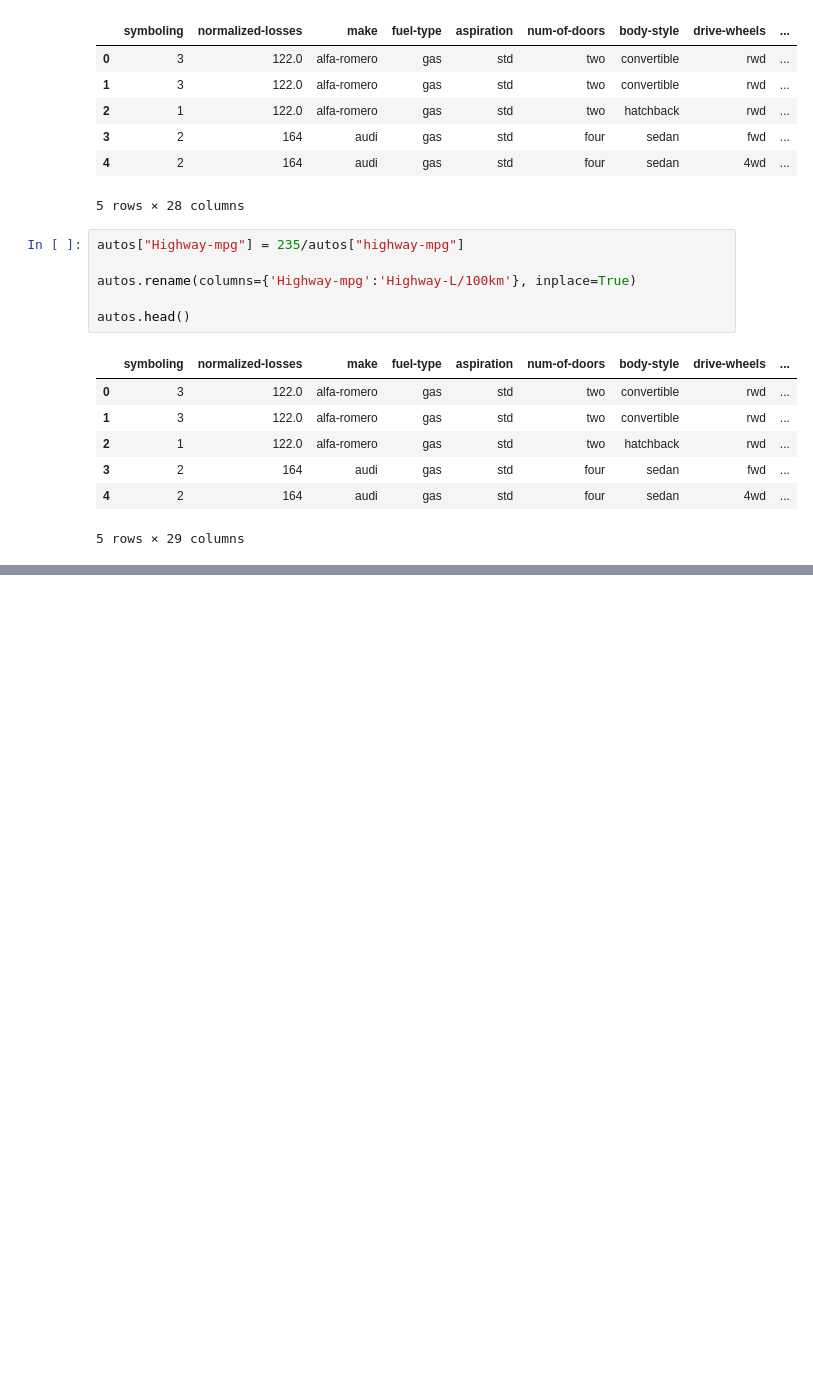
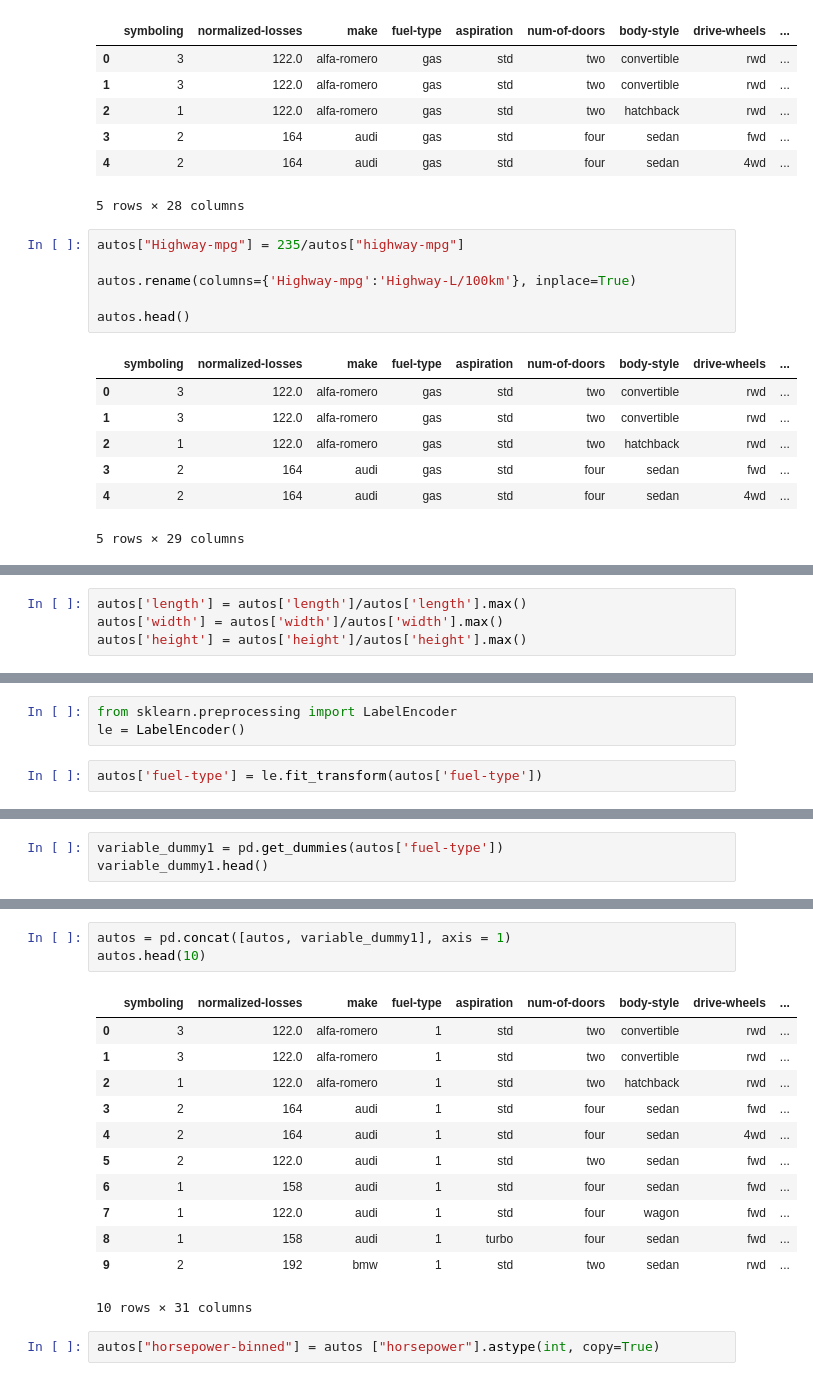
Before and after one commit to Estafy/MachineLearning, a Jupyter notebook: UNIDAD1/Practica_1.ipynb, the cells around one changed output, grey strips where cells are left out. Cells and saved outputs as stored; diff of their text form; blank space fills up the shorter version.

```diff
--- a/UNIDAD1/Practica_1.ipynb
+++ b/UNIDAD1/Practica_1.ipynb
@@ -288,0 +298,4 @@ autos.head()
+# %%
+autos['length'] = autos['length']/autos['length'].max()
+autos['width'] = autos['width']/autos['width'].max()
+autos['height'] = autos['height']/autos['height'].max()
@@ -288,0 +319,5 @@ autos.head()
+# %%
+from sklearn.preprocessing import LabelEncoder
+le = LabelEncoder()
+# %%
+autos['fuel-type'] = le.fit_transform(autos['fuel-type'])
@@ -288,0 +342,3 @@ autos.head()
+# %%
+variable_dummy1 = pd.get_dummies(autos['fuel-type'])
+variable_dummy1.head()
@@ -288,0 +352,18 @@ autos.head()
+# %%
+autos = pd.concat([autos, variable_dummy1], axis = 1)
+autos.head(10)
+# %% [output]
+|  | symboling | normalized-losses | make | fuel-type | aspiration | num-of-doors | body-style | drive-wheels | ... |
+| 0 | 3 | 122.0 | alfa-romero | 1 | std | two | convertible | rwd | ... |
+| 1 | 3 | 122.0 | alfa-romero | 1 | std | two | convertible | rwd | ... |
+| 2 | 1 | 122.0 | alfa-romero | 1 | std | two | hatchback | rwd | ... |
+| 3 | 2 | 164 | audi | 1 | std | four | sedan | fwd | ... |
+| 4 | 2 | 164 | audi | 1 | std | four | sedan | 4wd | ... |
+| 5 | 2 | 122.0 | audi | 1 | std | two | sedan | fwd | ... |
+| 6 | 1 | 158 | audi | 1 | std | four | sedan | fwd | ... |
+| 7 | 1 | 122.0 | audi | 1 | std | four | wagon | fwd | ... |
+| 8 | 1 | 158 | audi | 1 | turbo | four | sedan | fwd | ... |
+| 9 | 2 | 192 | bmw | 1 | std | two | sedan | rwd | ... |
+10 rows × 31 columns
+# %%
+autos["horsepower-binned"] = autos ["horsepower"].astype(int, copy=True)
```
Also changed, not shown: parts of 7 cells of this notebook.
